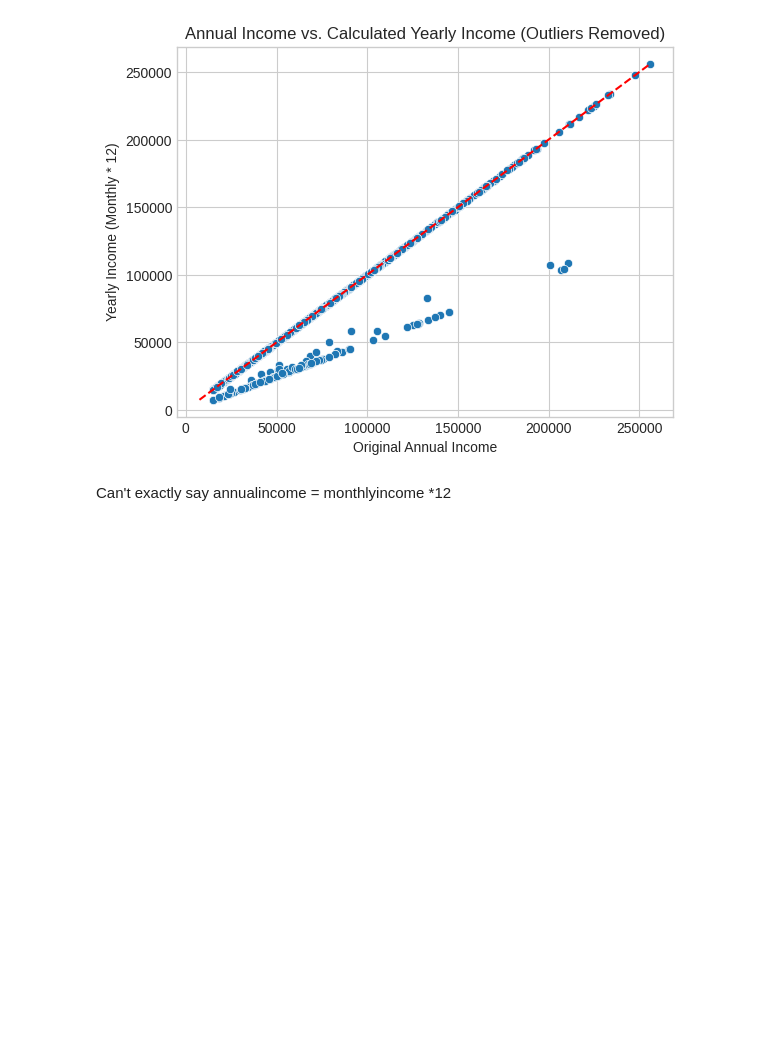
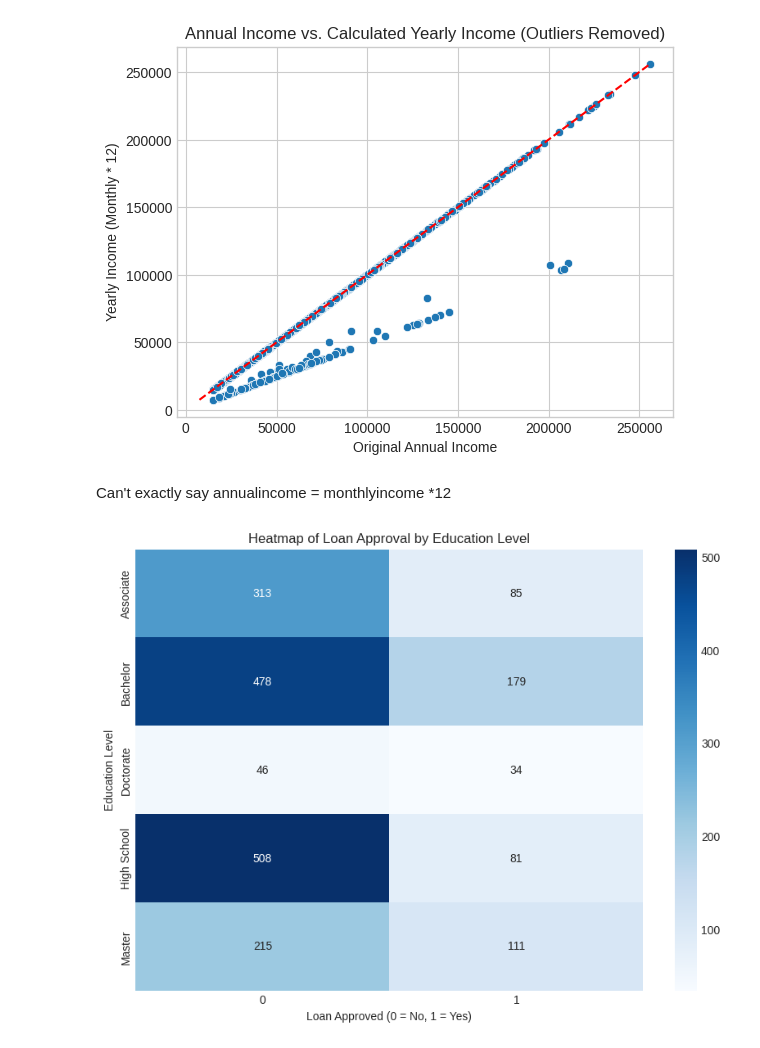
Before and after one commit to KimiyaVahidMotlagh/QBC-DA10-Group4Project1, a Jupyter notebook: DA10_EDA(Arash).ipynb, the cells around one changed output. Cells and saved outputs as stored; diff of their text form; code cells hidden in the pictures; blank space fills up the shorter version.

Commit message:
Adding_new_categorical_plot_functions_for_EDA

```diff
--- a/DA10_EDA(Arash).ipynb
+++ b/DA10_EDA(Arash).ipynb
@@ -382,3 +382,19 @@ plt.show()
 [figure]
 # %% [markdown]
 Can't exactly say annualincome = monthlyincome *12
+# %%
+contingency_table = pd.crosstab(df['EducationLevel'], df['LoanApproved'])
+
+# 2. Plot the heatmap
+plt.figure(figsize=(10, 7))
+sns.heatmap(contingency_table,
+            annot=True,     # Show the numbers in the cells
+            fmt='d',        # Format the numbers as integers
+            cmap='Blues')   # Choose a color map
+
+plt.title('Heatmap of Loan Approval by Education Level')
+plt.ylabel('Education Level')
+plt.xlabel('Loan Approved (0 = No, 1 = Yes)')
+plt.show()
+# %% [output]
+[figure, added]
```
Also changed, not shown: parts of 4 cells of this notebook.
